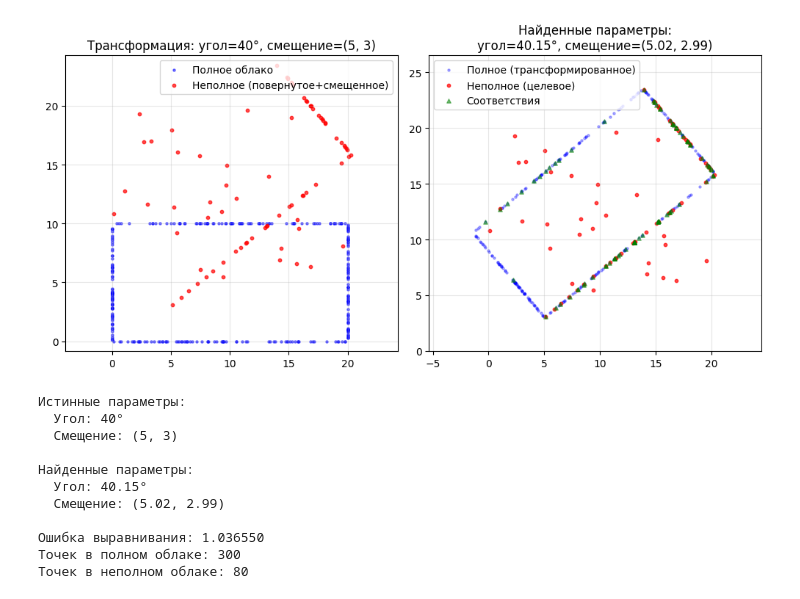
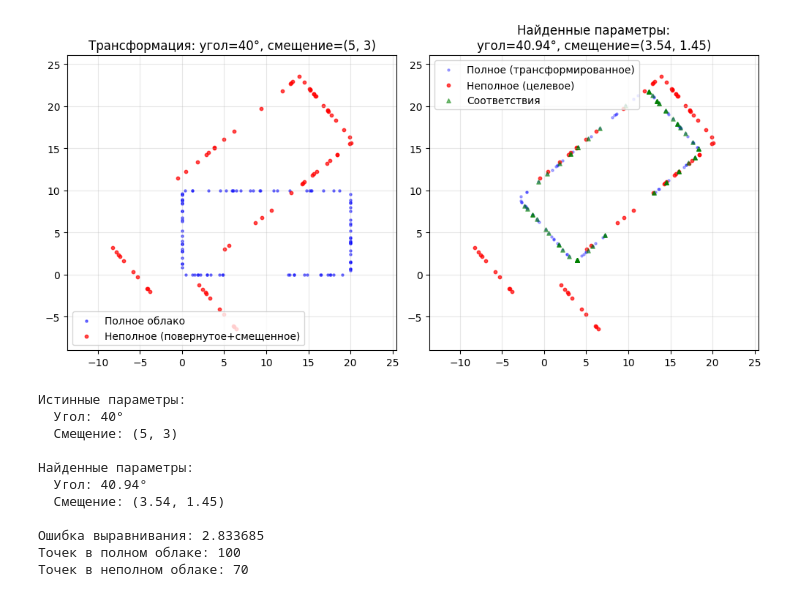
Before and after one commit to InowaR/colab, a Jupyter notebook: 2D_shape_alignment.ipynb, the cells around one changed output. Drawn from its saved outputs; the diff is of its cells as text; code cells hidden in the pictures.

```diff
--- a/2D_shape_alignment.ipynb
+++ b/2D_shape_alignment.ipynb
@@ -43,12 +43,19 @@ def transform_points(points, angle, translation):
 
 # Параметры
 width, height = 20, 10
-n_points_full = 300
-n_points_incomplete = 100
+n_points_full = 100
+n_points_incomplete = 70
 
 # Генерация облаков точек
 full_cloud = generate_lidar_points(width, height, n_points_full)
-incomplete_cloud = generate_lidar_points(width, height, n_points_incomplete)[:50]  # только часть точек
+# incomplete_cloud = generate_lidar_points(width, height, n_points_incomplete)  # только часть точек
+
+a = generate_lidar_points(width, height, n_points_incomplete)[0:50]
+b = generate_lidar_points(width, height, n_points_incomplete)[60:70]
+b = transform_points(b, 0, np.array([-5, -10]))
+c = generate_lidar_points(width, height, n_points_incomplete)[60:70]
+c = transform_points(b, 0, np.array([-5, 10]))
+incomplete_cloud = np.vstack([a, b, c])
 
 # Трансформация неполного облака (поворот + смещение)
 true_angle = 40
@@ -73,7 +80,7 @@ def add_random_points(points, n_points, x_range=(0, 20), y_range=(5, 20)):
     return np.vstack([points, random_points])
 
 
-incomplete_transformed = add_random_points(incomplete_transformed, 30)
+# incomplete_transformed = add_random_points(incomplete_transformed, 30)
 
 def alignment_error(params):
     """Ошибка выравнивания для заданных параметров трансформации"""
@@ -87,7 +94,7 @@ def alignment_error(params):
 result = minimize(
     alignment_error,
     x0=[0, 0, 0],  # начальное приближение
-    bounds=[(-180, 180), (-20, 20), (-20, 20)],  # границы поиска
+    bounds=[(-180, 180), (-1000, 1000), (-20, 20)],  # границы поиска
     method='L-BFGS-B'
 )
 
@@ -111,42 +118,42 @@ plt.title(f'Трансформация: угол={true_angle}°, смещени
 plt.subplot(132)
 transformed_full = transform_points(full_cloud, best_angle, best_translation)
 plt.scatter(transformed_full[:, 0], transformed_full[:, 1], c='blue', s=5, alpha=0.3, label='Полное (трансформированное)')
 plt.scatter(incomplete_transformed[:, 0], incomplete_transformed[:, 1],
            c='red', s=10, alpha=0.7, label='Неполное (целевое)')
 
 # Находим соответствия
 tree = KDTree(transformed_full)
 distances, indices = tree.query(incomplete_transformed)
 plt.scatter(transformed_full[indices, 0], transformed_full[indices, 1],
            c='green', s=15, alpha=0.5, marker='^', label='Соответствия')
 
 plt.axis('equal')
 plt.grid(alpha=0.3)
 plt.legend()
 plt.title(f'Найденные параметры:\nугол={best_angle:.2f}°, смещение=({best_tx:.2f}, {best_ty:.2f})')
 
 plt.tight_layout()
 plt.show()
 
 print("Истинные параметры:")
 print(f"  Угол: {true_angle}°")
 print(f"  Смещение: ({true_translation[0]}, {true_translation[1]})")
 print("\nНайденные параметры:")
 print(f"  Угол: {best_angle:.2f}°")
 print(f"  Смещение: ({best_tx:.2f}, {best_ty:.2f})")
 print(f"\nОшибка выравнивания: {alignment_error(result.x):.6f}")
 print(f"Точек в полном облаке: {len(full_cloud)}")
 print(f"Точек в неполном облаке: {len(incomplete_transformed)}")
 # %% [output]
-[figure, old version]
+[figure, new version]
 Истинные параметры:
   Угол: 40°
   Смещение: (5, 3)
 
 Найденные параметры:
-  Угол: 40.15°
-  Смещение: (5.02, 2.99)
+  Угол: 40.94°
+  Смещение: (3.54, 1.45)
 
-Ошибка выравнивания: 1.036550
-Точек в полном облаке: 300
-Точек в неполном облаке: 80
+Ошибка выравнивания: 2.833685
+Точек в полном облаке: 100
+Точек в неполном облаке: 70
```
Also changed, not shown: parts of 1 cell of this notebook.
